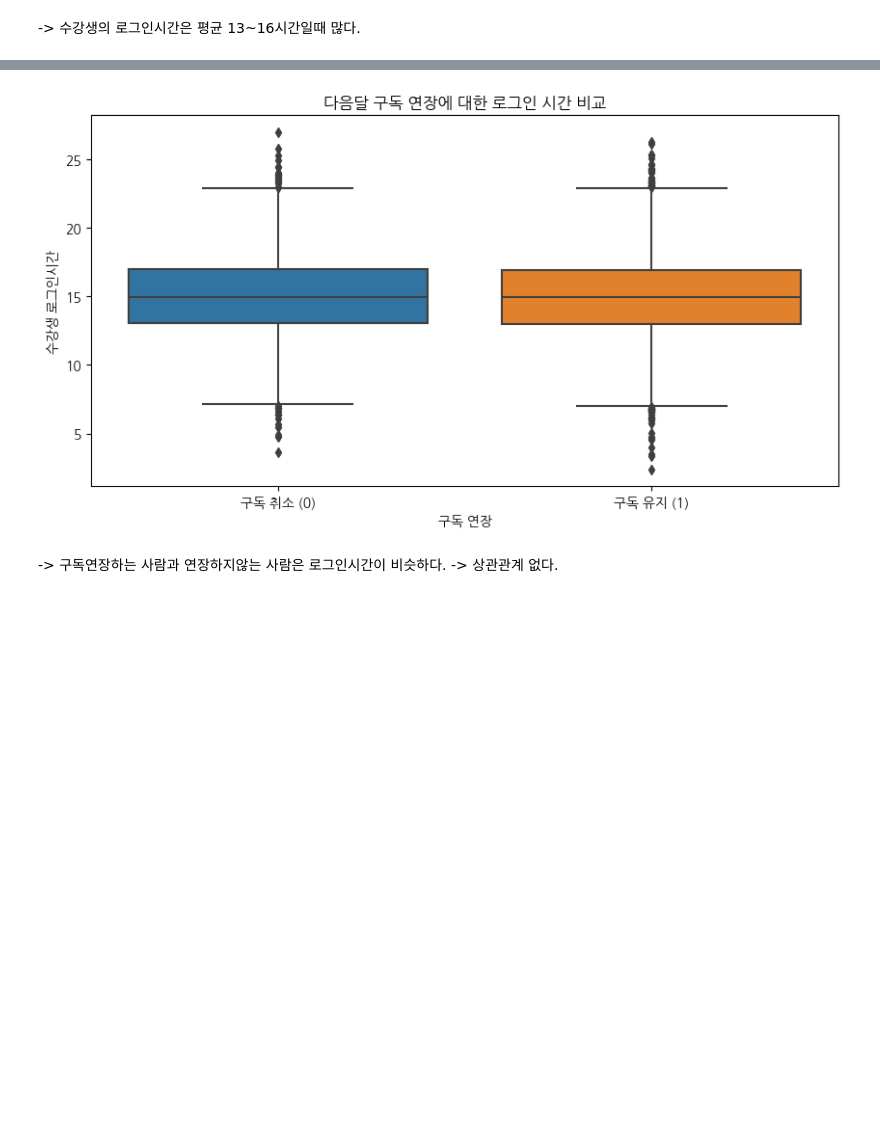
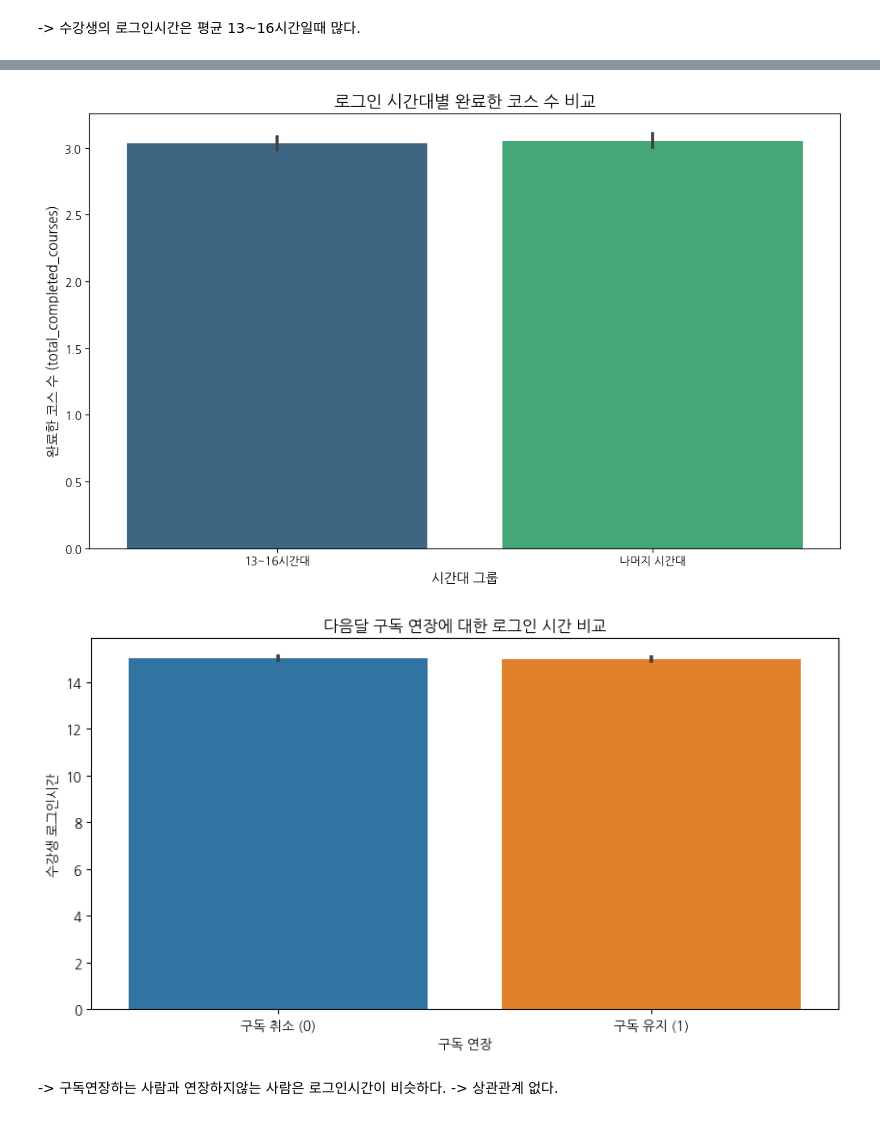
Before and after one commit to kimsumin-creat/wassup3, a Jupyter notebook: 05_Data_Analysis/DA_Mini_Project.ipynb, the cells around one changed output, grey strips where cells are left out. Saved outputs shown, nothing was run; the diff lists cells and outputs as text; code cells hidden in the pictures; blank space fills up the shorter version.

```diff
--- a/05_Data_Analysis/DA_Mini_Project.ipynb
+++ b/05_Data_Analysis/DA_Mini_Project.ipynb
@@ -175,6 +192,23 @@ plt.show()
+# %%
+# 13시부터 16시까지 로그인한 사용자 그룹과 나머지 사용자 그룹 필터링
+mini['time_group'] = np.where(mini['average_login_time_int'].between(13, 16), '13~16시간대', '나머지 시간대')
+
+# 13시부터 16시까지 로그인한 사용자 그룹과 나머지 사용자 그룹의 total_completed_courses 비교
+plt.figure(figsize=(12, 7))
+sns.barplot(data=mini, x='time_group', y='abandoned_learning_sessions', palette='viridis')
+
+# 그래프 제목 및 축 레이블 설정
+plt.title('로그인 시간대별 완료한 코스 수 비교', fontsize=15)
+plt.xlabel('시간대 그룹', fontsize=12)
+plt.ylabel('완료한 코스 수 (total_completed_courses)', fontsize=12)
+
+# 그래프 출력
+plt.show()
+# %% [output]
+[figure, added]
 # %%
 plt.figure(figsize=(10, 5))
-sns.boxplot(x='target', y='average_login_time', data=mini)
+sns.barplot(x='target', y='average_login_time', data=mini)
 plt.title('다음달 구독 연장에 대한 로그인 시간 비교')
 plt.xlabel('구독 연장')
 plt.ylabel('수강생 로그인시간')
@@ -182,7 +216,7 @@ plt.xticks([0, 1], ['구독 취소 (0)', '구독 유지 (1)'])
 
 plt.show()
 # %% [output]
-[figure, old version]
+[figure, new version]
 # %% [markdown]
 -> 구독연장하는 사람과 연장하지않는 사람은 로그인시간이 비슷하다.
 -> 상관관계 없다.
```
Also changed, not shown: parts of 6 cells of this notebook.
